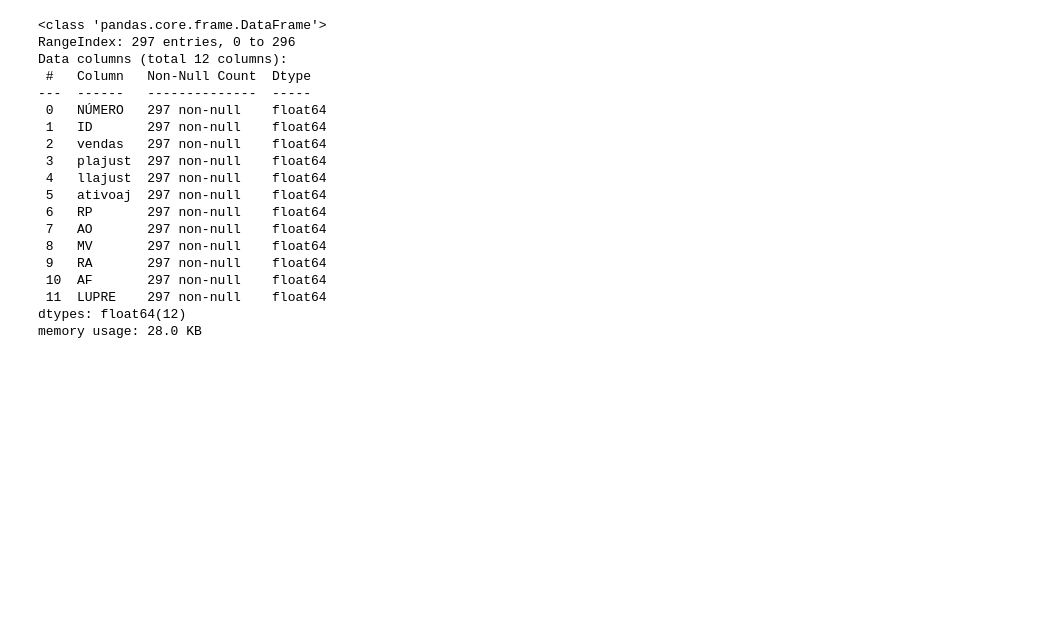
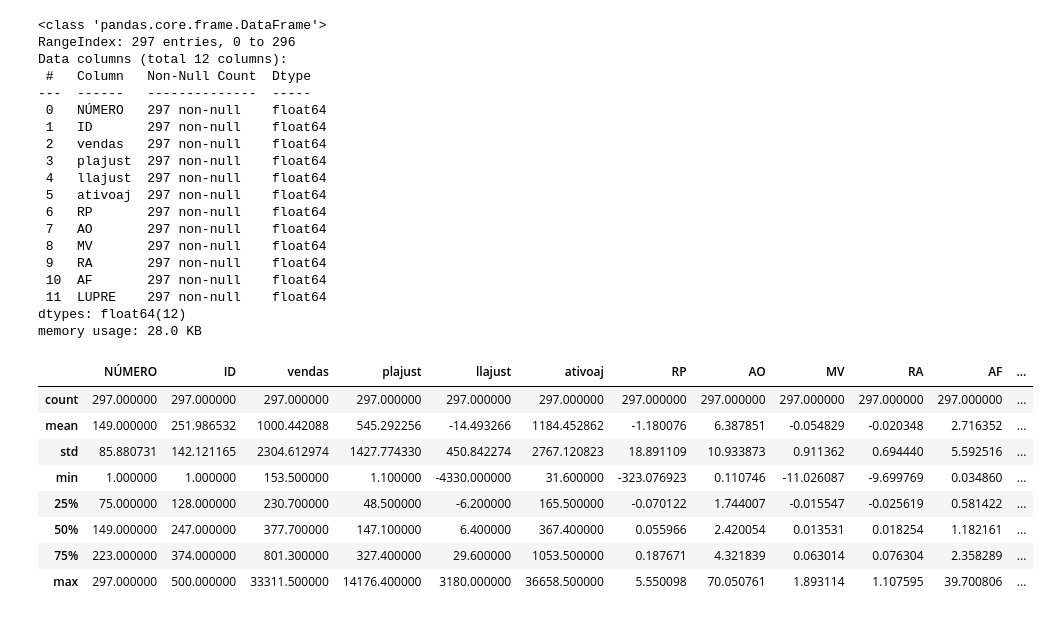
Before and after one commit to sergiourzedojunior/Regressao-linear-multipla, a Jupyter notebook: scripts/regressao_linear_multipla.ipynb, the cells around one changed output. Cells and saved outputs as stored; diff of their text form; code cells hidden in the pictures; blank space fills up the shorter version.

```diff
--- a/scripts/regressao_linear_multipla.ipynb
+++ b/scripts/regressao_linear_multipla.ipynb
@@ -42,3 +62,15 @@ Data columns (total 12 columns):
  11  LUPRE    297 non-null    float64
 dtypes: float64(12)
 memory usage: 28.0 KB
+# %%
+df.describe()
+# %% [output]
+|  | NÚMERO | ID | vendas | plajust | llajust | ativoaj | RP | AO | MV | RA | AF | ... |
+| count | 297.000000 | 297.000000 | 297.000000 | 297.000000 | 297.000000 | 297.000000 | 297.000000 | 297.000000 | 297.000000 | 297.000000 | 297.000000 | ... |
+| mean | 149.000000 | 251.986532 | 1000.442088 | 545.292256 | -14.493266 | 1184.452862 | -1.180076 | 6.387851 | -0.054829 | -0.020348 | 2.716352 | ... |
+| std | 85.880731 | 142.121165 | 2304.612974 | 1427.774330 | 450.842274 | 2767.120823 | 18.891109 | 10.933873 | 0.911362 | 0.694440 | 5.592516 | ... |
+| min | 1.000000 | 1.000000 | 153.500000 | 1.100000 | -4330.000000 | 31.600000 | -323.076923 | 0.110746 | -11.026087 | -9.699769 | 0.034860 | ... |
+| 25% | 75.000000 | 128.000000 | 230.700000 | 48.500000 | -6.200000 | 165.500000 | -0.070122 | 1.744007 | -0.015547 | -0.025619 | 0.581422 | ... |
+| 50% | 149.000000 | 247.000000 | 377.700000 | 147.100000 | 6.400000 | 367.400000 | 0.055966 | 2.420054 | 0.013531 | 0.018254 | 1.182161 | ... |
+| 75% | 223.000000 | 374.000000 | 801.300000 | 327.400000 | 29.600000 | 1053.500000 | 0.187671 | 4.321839 | 0.063014 | 0.076304 | 2.358289 | ... |
+| max | 297.000000 | 500.000000 | 33311.500000 | 14176.400000 | 3180.000000 | 36658.500000 | 5.550098 | 70.050761 | 1.893114 | 1.107595 | 39.700806 | ... |
```
Also changed, not shown: parts of 17 cells of this notebook, 1 other file.
